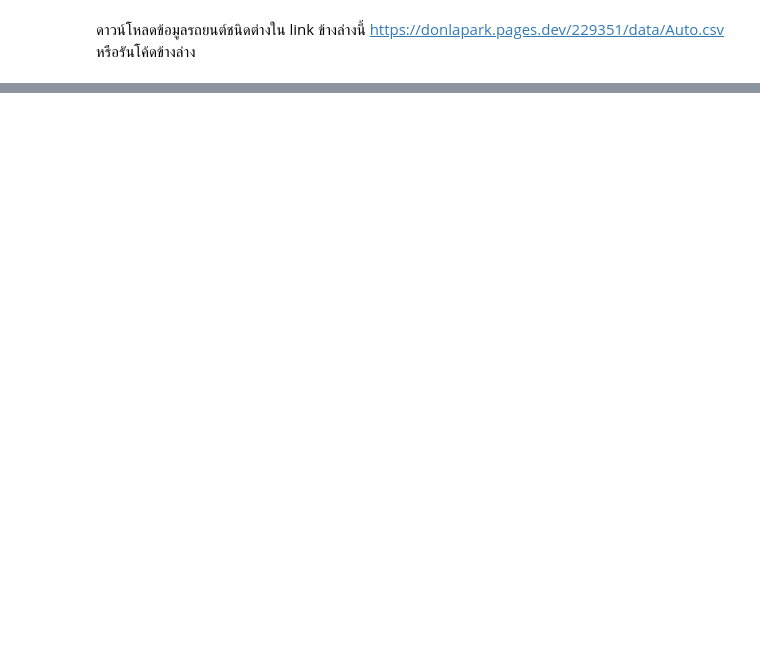
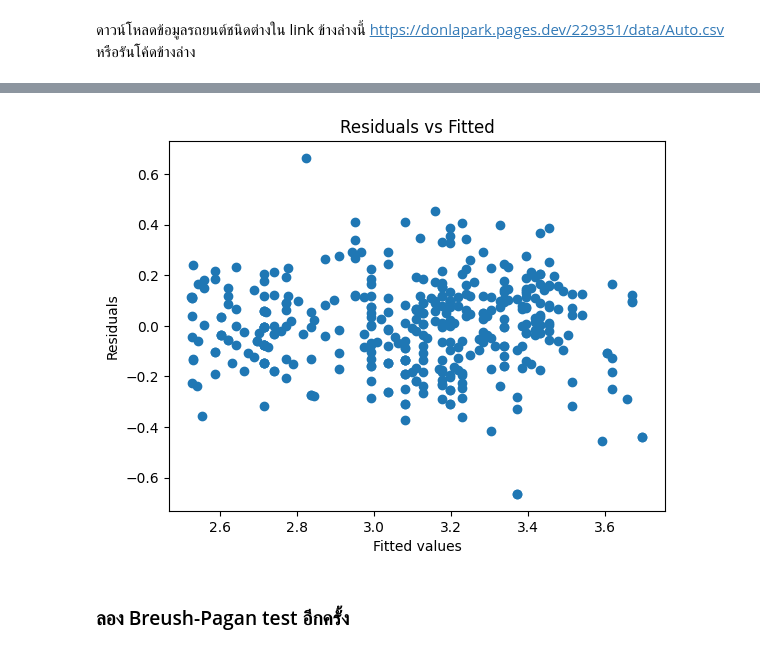
Before and after one commit to SarunDz-12/229351-StatisticalLearning-or-Statistical-Learning-Labs., a Jupyter notebook: 229351-LAB06.ipynb, the cells around one changed output, grey strips where cells are left out. Saved outputs shown, nothing was run; the diff lists cells and outputs as text; code cells hidden in the pictures; blank space fills up the shorter version.

```diff
--- a/229351-LAB06.ipynb
+++ b/229351-LAB06.ipynb
@@ -378,0 +232,3 @@ y= −14.5353−0.3299× cylinders+0.0077× displacement−0.0004× horsepower
+# %%
+auto_lr3 = smf.ols('I(np.log(mpg)) ~ horsepower+I(horsepower**2)', data=auto).fit()
+print(auto_lr3.summary())
@@ -378,0 +253,9 @@ y= −14.5353−0.3299× cylinders+0.0077× displacement−0.0004× horsepower
+# %%
+plt.scatter(auto_lr3.fittedvalues, auto_lr3.resid)
+plt.title('Residuals vs Fitted')
+plt.xlabel('Fitted values')
+plt.ylabel('Residuals');
+# %% [output]
+[figure, added]
+# %% [markdown]
+### ลอง Breush-Pagan test อีกครั้ง
```
Also changed, not shown: parts of 86 cells of this notebook.
